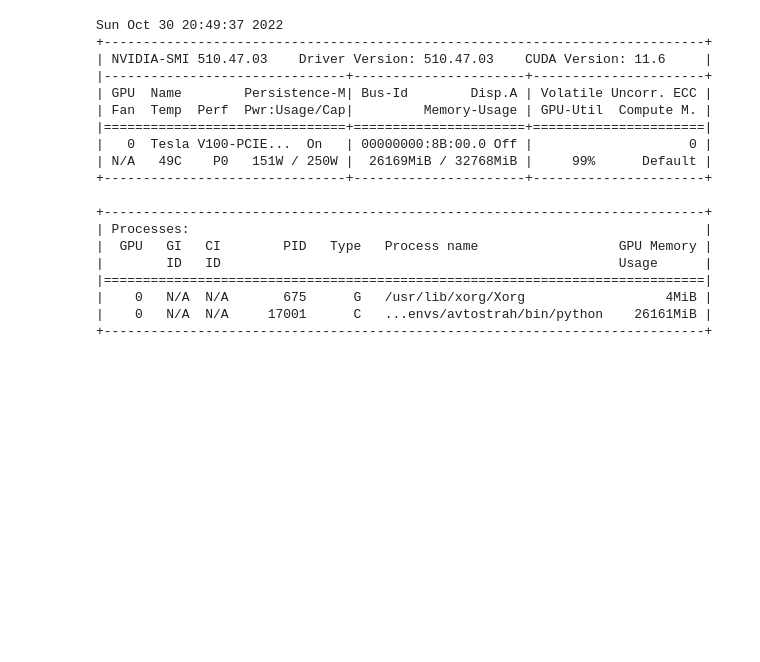
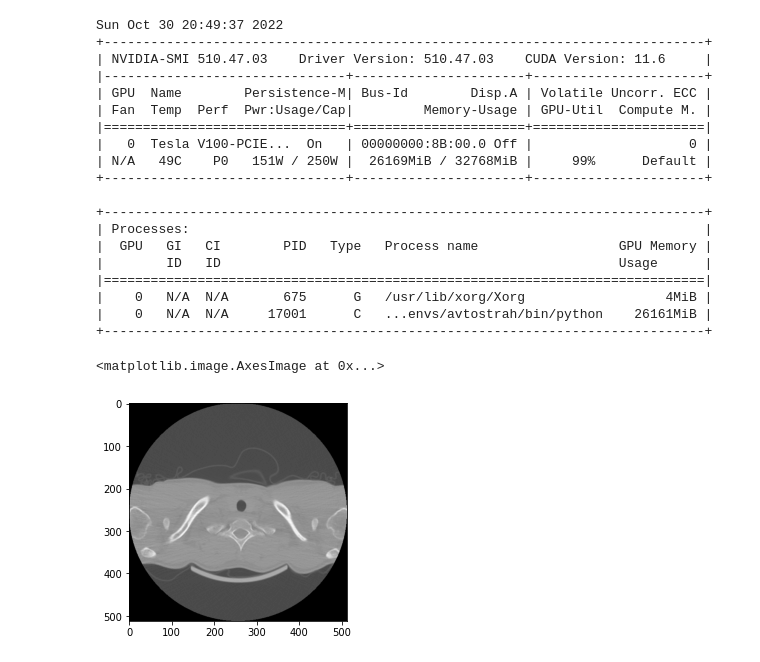
Before and after one commit to M1croZavr/hackaton, a Jupyter notebook: 2D_COVID_cancer_overview.ipynb, the cells around one changed output. Cells and saved outputs as stored; diff of their text form; code cells hidden in the pictures; blank space fills up the shorter version.

```diff
--- a/2D_COVID_cancer_overview.ipynb
+++ b/2D_COVID_cancer_overview.ipynb
@@ -138,3 +138,15 @@ Sun Oct 30 20:49:37 2022
 |    0   N/A  N/A       675      G   /usr/lib/xorg/Xorg                  4MiB |
 |    0   N/A  N/A     17001      C   ...envs/avtostrah/bin/python    26161MiB |
 +-----------------------------------------------------------------------------+
+# %%
+import pydicom as dicom
+import matplotlib.pylab as plt
+
+# specify your image path
+image_path = '../datasets/hackaton_test/studies_CT_Lung_anon/1.2.643.5.1.13.13.12.2.77.8252.00001215001001020205001001151006/1.2.643.5.1.13.13.12.2.77.8252.02101308110405141311140509080204/1.2.643.5.1.13.13.12.2.77.8252.07110304091008140103000815110113.dcm'
+ds = dicom.dcmread(image_path)
+
+plt.imshow(ds.pixel_array, cmap='gray')
+# %% [output]
+<matplotlib.image.AxesImage at 0x...>
+[figure, added]
```
Also changed, not shown: parts of 7 cells of this notebook, 15 other files.
